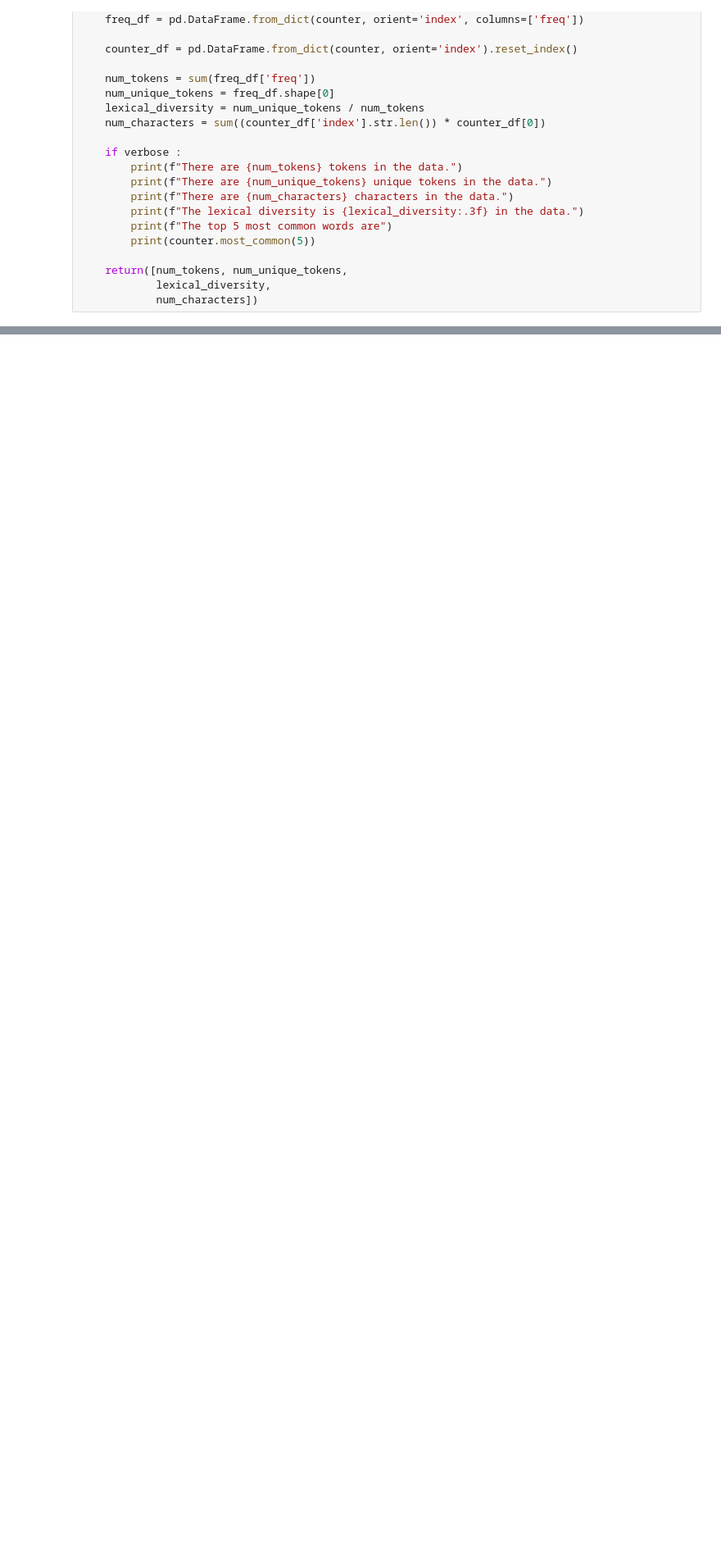
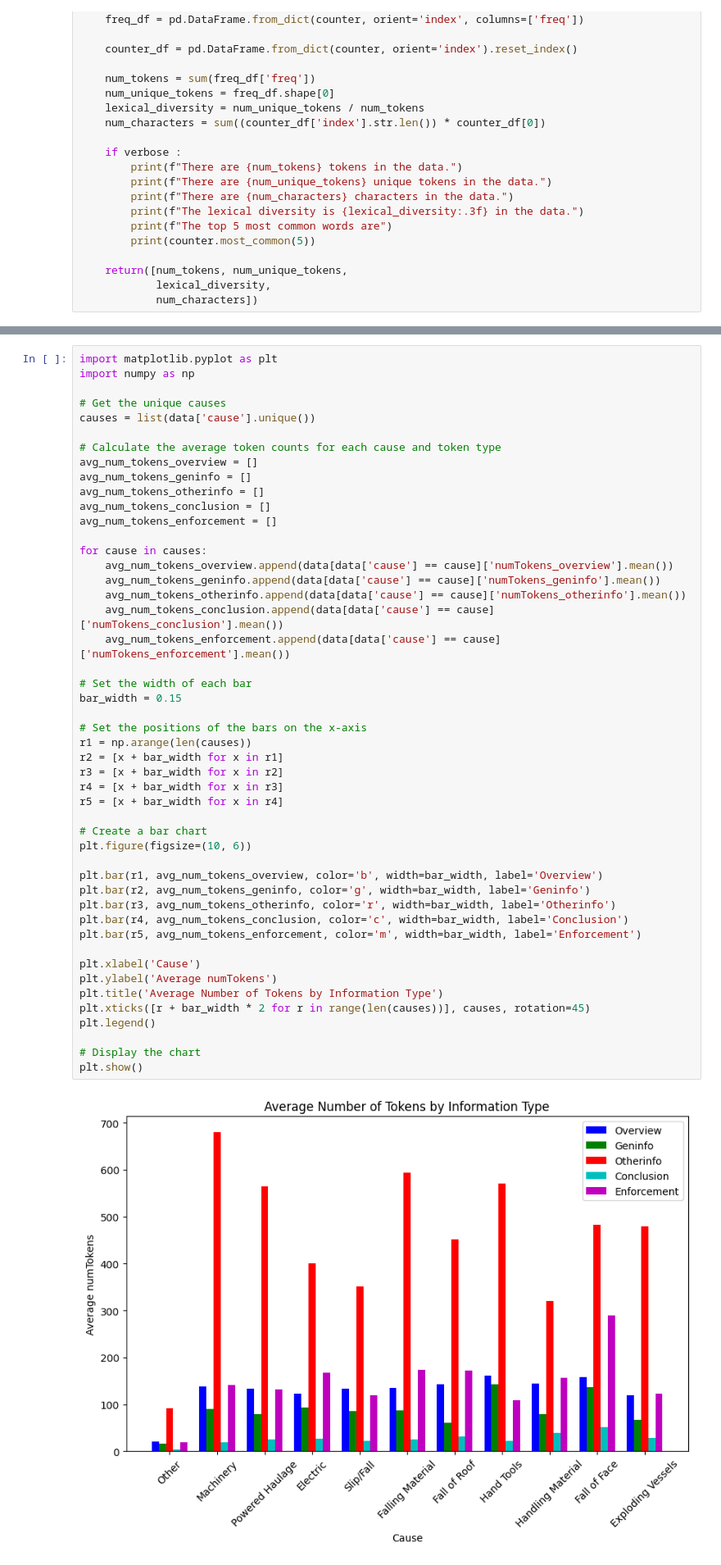
Before and after one commit to hdavis-sandiego/ADS509-Final, a Jupyter notebook: ADS 509 Final Project.ipynb, the cells around one changed output, grey strips where cells are left out. Shown at 82% size. Cells and saved outputs as stored; diff of their text form; blank space fills up the shorter version.

```diff
--- a/ADS 509 Final Project.ipynb
+++ b/ADS 509 Final Project.ipynb
@@ -416,2 +581,52 @@ descriptive_stats(data["tokens"])
+# %%
+import matplotlib.pyplot as plt
+import numpy as np
+
+# Get the unique causes
+causes = list(data['cause'].unique())
+
+# Calculate the average token counts for each cause and token type
+avg_num_tokens_overview = []
+avg_num_tokens_geninfo = []
+avg_num_tokens_otherinfo = []
+avg_num_tokens_conclusion = []
+avg_num_tokens_enforcement = []
+
+for cause in causes:
+    avg_num_tokens_overview.append(data[data['cause'] == cause]['numTokens_overview'].mean())
+    avg_num_tokens_geninfo.append(data[data['cause'] == cause]['numTokens_geninfo'].mean())
+    avg_num_tokens_otherinfo.append(data[data['cause'] == cause]['numTokens_otherinfo'].mean())
+    avg_num_tokens_conclusion.append(data[data['cause'] == cause]['numTokens_conclusion'].mean())
+    avg_num_tokens_enforcement.append(data[data['cause'] == cause]['numTokens_enforcement'].mean())
+
+# Set the width of each bar
+bar_width = 0.15
+
+# Set the positions of the bars on the x-axis
+r1 = np.arange(len(causes))
+r2 = [x + bar_width for x in r1]
+r3 = [x + bar_width for x in r2]
+r4 = [x + bar_width for x in r3]
+r5 = [x + bar_width for x in r4]
+
+# Create a bar chart
+plt.figure(figsize=(10, 6))
+
+plt.bar(r1, avg_num_tokens_overview, color='b', width=bar_width, label='Overview')
+plt.bar(r2, avg_num_tokens_geninfo, color='g', width=bar_width, label='Geninfo')
+plt.bar(r3, avg_num_tokens_otherinfo, color='r', width=bar_width, label='Otherinfo')
+plt.bar(r4, avg_num_tokens_conclusion, color='c', width=bar_width, label='Conclusion')
+plt.bar(r5, avg_num_tokens_enforcement, color='m', width=bar_width, label='Enforcement')
+
+plt.xlabel('Cause')
+plt.ylabel('Average numTokens')
+plt.title('Average Number of Tokens by Information Type')
+plt.xticks([r + bar_width * 2 for r in range(len(causes))], causes, rotation=45)
+plt.legend()
+
+# Display the chart
+plt.show()
+# %% [output]
+[figure, added]
 # %% [markdown]
 ## Modeling
```
Also changed, not shown: parts of 45 cells of this notebook.
